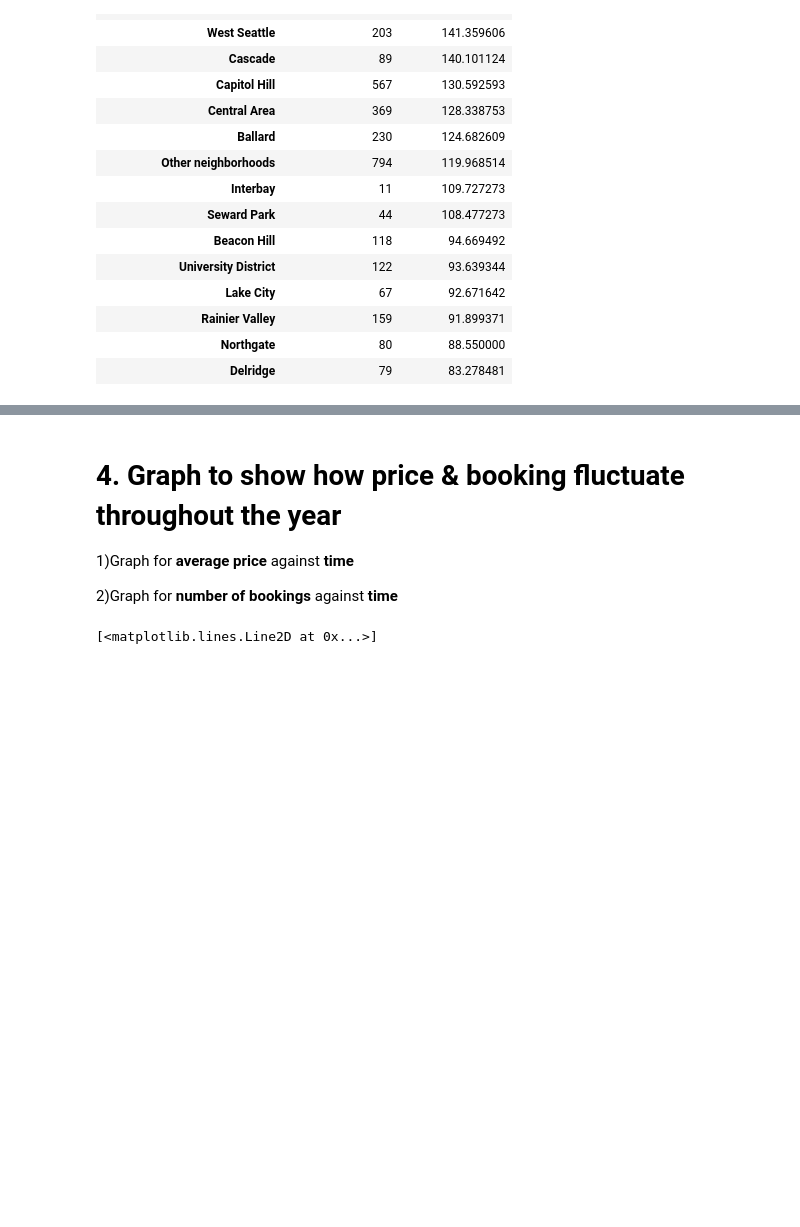
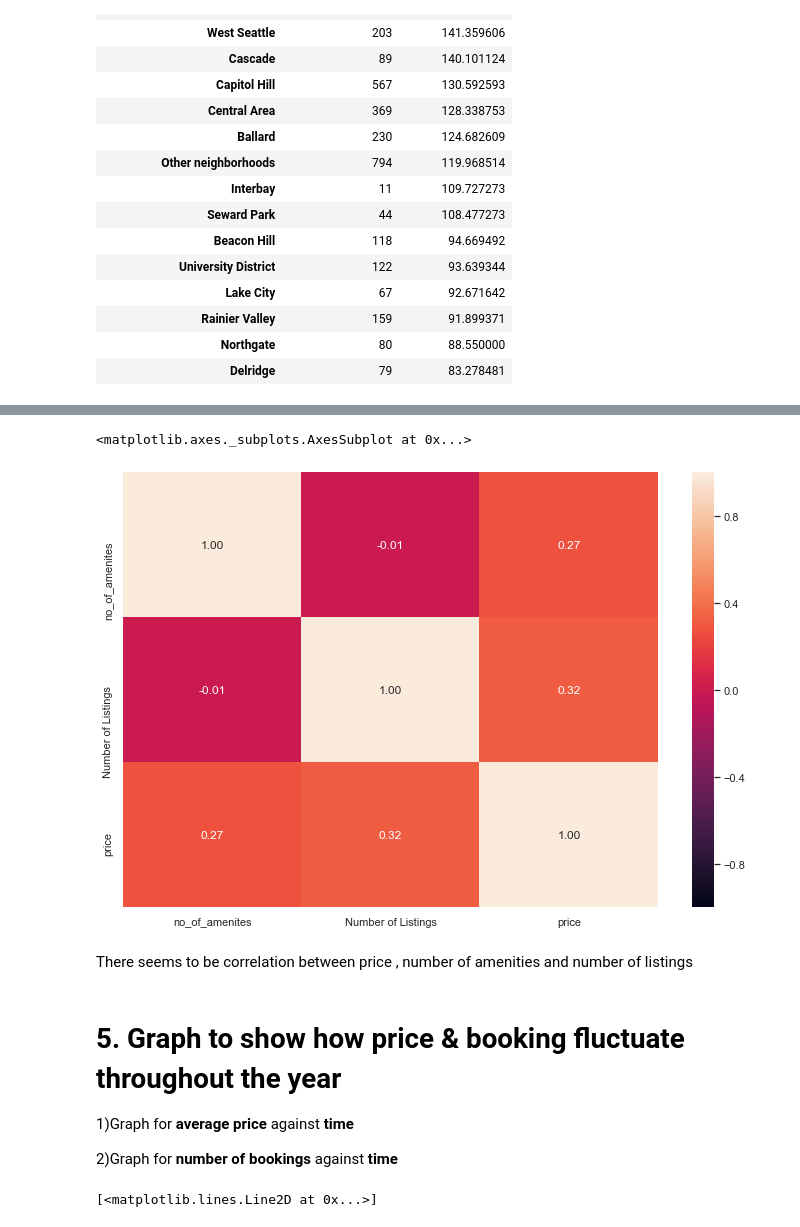
Before and after one commit to CaedenZ/CZ1015miniproject, a Jupyter notebook: AirBnB_Seattle.ipynb, the cells around one changed output, grey strips where cells are left out. Cells and saved outputs as stored; diff of their text form; code cells hidden in the pictures; blank space fills up the shorter version.

Commit message:
added correlation matrix

```diff
--- a/AirBnB_Seattle.ipynb
+++ b/AirBnB_Seattle.ipynb
@@ -184,8 +184,8 @@ count_distribution=listings_filtered.groupby('neighbourhood_group_cleansed').cou
 # merge both dataframe together
 count_distribution.reset_index()
 price_distribution.reset_index()
-combined_dist=count_distribution.merge(price_distribution,left_on='neighbourhood_group_cleansed',right_on='neighbourhood_group_cleansed')
-combined_dist.rename(columns ={'price':'Average Price/day'}).sort_values(by=['Average Price/day'],ascending=False)
+price_and_count_distribution=count_distribution.merge(price_distribution,left_on='neighbourhood_group_cleansed',right_on='neighbourhood_group_cleansed')
+price_and_count_distribution.rename(columns ={'price':'Average Price/day'}).sort_values(by=['Average Price/day'],ascending=False)
 # %% [output]
 |  | Number of Listings | Average Price/day |
 | neighbourhood_group_cleansed |  |  |
@@ -208,0 +229,9 @@ combined_dist.rename(columns ={'price':'Average Price/day'}).sort_values(by=['Av
+# %%
+# create a duplicate copy so that we will not affect the original copy
+listings_dup = listings[['neighbourhood_group_cleansed','no_of_amenites']].copy()
+ammenities_distribution = listings_dup.groupby('neighbourhood_group_cleansed').agg({'no_of_amenites':'mean'}).reset_index()
+
+#merging price_and_count_distribution & ammenities_distribution
+price_and_count_distribution.reset_index()
+combined_distribution=ammenities_distribution.merge(price_and_count_distribution,left_on='neighbourhood_group_cleansed',right_on='neighbourhood_group_cleansed')
+combined_distribution.head()
@@ -209,5 +245,13 @@ combined_dist.rename(columns ={'price':'Average Price/day'}).sort_values(by=['Av
+# %%
+plt.figure(figsize = (12,8))
+sb.heatmap(combined_distribution.corr(), vmin = -1, vmax = 1, annot = True, fmt=".2f")
+# %% [output]
+<matplotlib.axes._subplots.AxesSubplot at 0x...>
+[figure, added]
+# %% [markdown]
+There seems to be correlation between price , number of amenities and number of listings
 # %% [markdown]
-# 4. Graph to show how  price & booking fluctuate throughout the year
+# 5. Graph to show how  price & booking fluctuate throughout the year
 1)Graph for **average price** against **time**
 
 2)Graph for **number of bookings** against **time**
```
Also changed, not shown: parts of 15 cells of this notebook.
